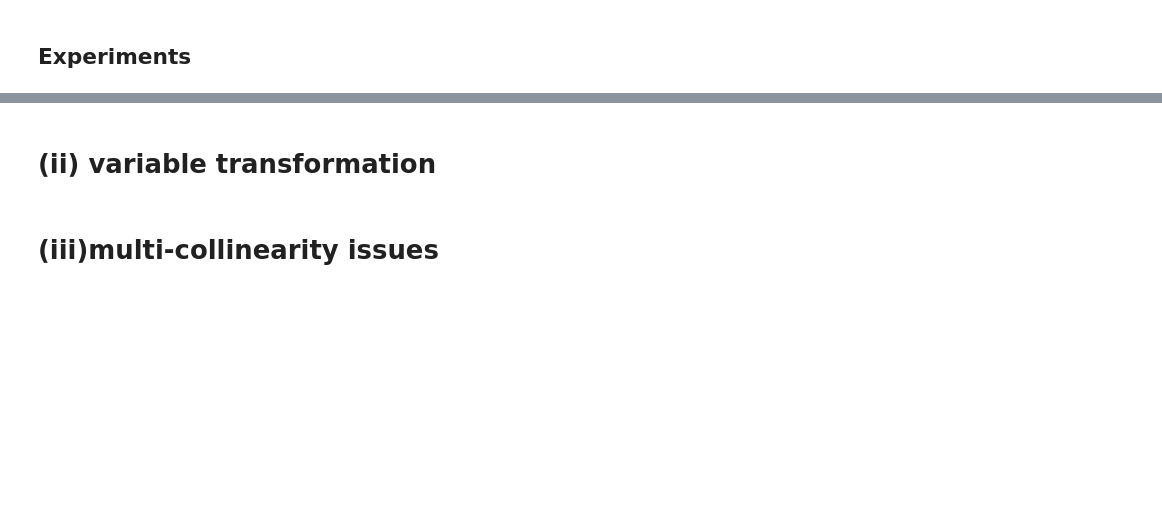
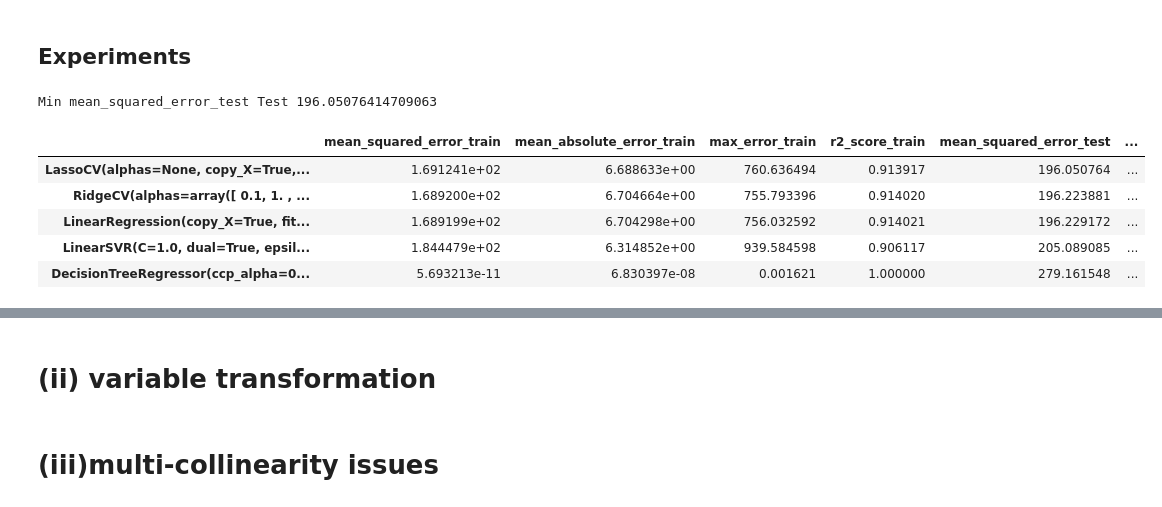
Before and after one commit to erdemsirel/ozu_data_science, a Jupyter notebook: M5 - General Linear Models/Erdem Sirel Project GLM.ipynb, the cells around one changed output, grey strips where cells are left out. Drawn from its saved outputs; the diff is of its cells as text; code cells hidden in the pictures; blank space fills up the shorter version.

```diff
--- a/M5 - General Linear Models/Erdem Sirel Project GLM.ipynb
+++ b/M5 - General Linear Models/Erdem Sirel Project GLM.ipynb
@@ -67,14 +67,15 @@ def evaluate_regression(y_true_train, y_pred_train, y_true_test, y_pred_test, mo
 def run_models(x_train, x_test, y_train, y_test):
         results = pd.DataFrame()
         for model in [linear_model.LinearRegression(),
-                linear_model.RidgeCV(),
-                linear_model.LassoCV(),
-                svm.SVR(kernel="linear"),
-                svm.SVR(kernel="rbf"),
-                svm.SVR(kernel="poly"),
-                tree.DecisionTreeRegressor()]:
+                        linear_model.RidgeCV(),
+                        linear_model.LassoCV(),
+                        svm.LinearSVR(),
+                        #svm.SVR(kernel="rbf",),
+                        #svm.SVR(kernel="poly"),
+                        tree.DecisionTreeRegressor()]:
+                #print(type(model).__name__, "Started")
                 model.fit(x_train, y_train)
-
+                #print(type(model).__name__, "Ended")
                 y_train_pred = model.predict(x_train)
                 y_test_pred = model.predict(x_test)
 
@@ -82,10 +83,14 @@ def run_models(x_train, x_test, y_train, y_test):
                                         model_name=model))
         return results
 # %%
-def run(exclude_columns=None):
+def run(exclude_columns=None, name=""):
+    print(name)
     x_train, x_test, y_train, y_test = prepare_data(exclude_columns=exclude_columns)
     x_train, x_test = scale_data(x_train, x_test, scaler=StandardScaler)
+
     results = run_models(x_train, x_test, y_train, y_test)
-    print("Min RMSE Test",results.sort_values("RMSE_test").iloc[0]["RMSE_test"])
-    return results.sort_values("RMSE_test")
+
+    print("Min mean_squared_error_test Test",results.sort_values("mean_squared_error_test").iloc[0]["mean_squared_error_test"])
+
+    return results.sort_values("mean_squared_error_test")
 # %%
@@ -161,5 +196,13 @@ columns_to_drop_low_corr_with_label = corr_with_label[corr_with_label.corr_abs<0
 # %% [markdown]
 ## Experiments
 # %%
-run(exclude_columns=columns_to_drop_high_corr)
+run(exclude_columns=columns_to_drop_high_corr, name="Drop high corr. columns.")
+# %% [output]
+Min mean_squared_error_test Test 196.05076414709063
+|  | mean_squared_error_train | mean_absolute_error_train | max_error_train | r2_score_train | mean_squared_error_test | ... |
+| LassoCV(alphas=None, copy_X=True,... | 1.691241e+02 | 6.688633e+00 | 760.636494 | 0.913917 | 196.050764 | ... |
+| RidgeCV(alphas=array([ 0.1, 1. , ... | 1.689200e+02 | 6.704664e+00 | 755.793396 | 0.914020 | 196.223881 | ... |
+| LinearRegression(copy_X=True, fit... | 1.689199e+02 | 6.704298e+00 | 756.032592 | 0.914021 | 196.229172 | ... |
+| LinearSVR(C=1.0, dual=True, epsil... | 1.844479e+02 | 6.314852e+00 | 939.584598 | 0.906117 | 205.089085 | ... |
+| DecisionTreeRegressor(ccp_alpha=0... | 5.693213e-11 | 6.830397e-08 | 0.001621 | 1.000000 | 279.161548 | ... |
 # %%
```
Also changed, not shown: parts of 7 cells of this notebook.
